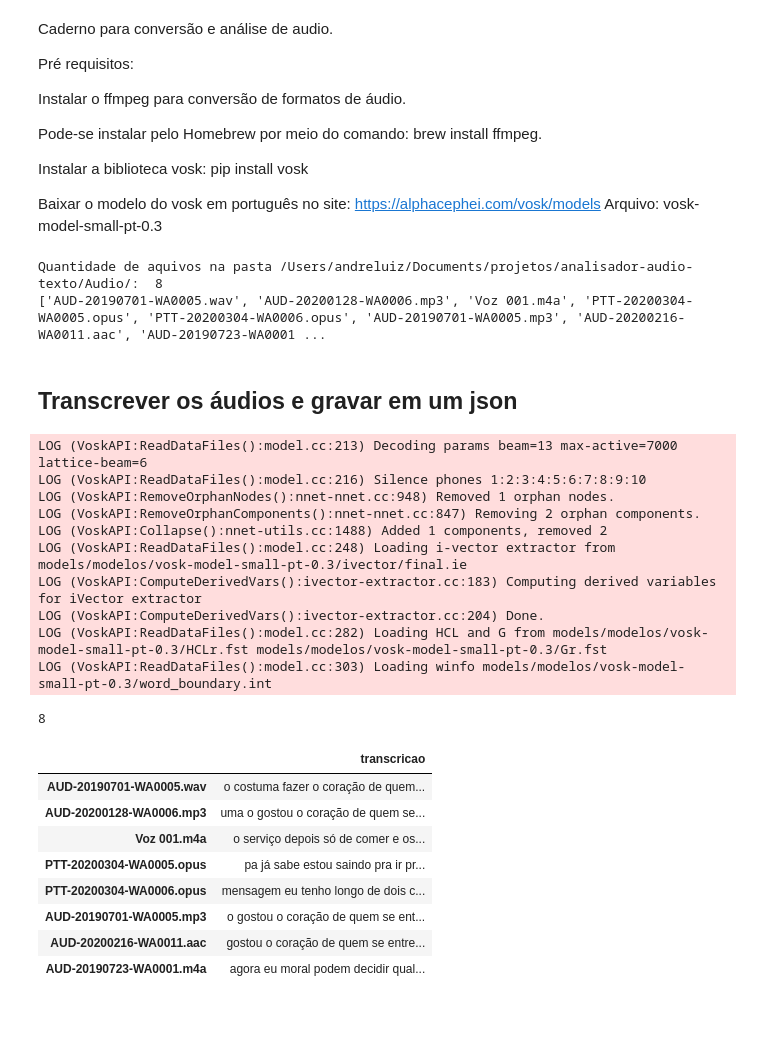
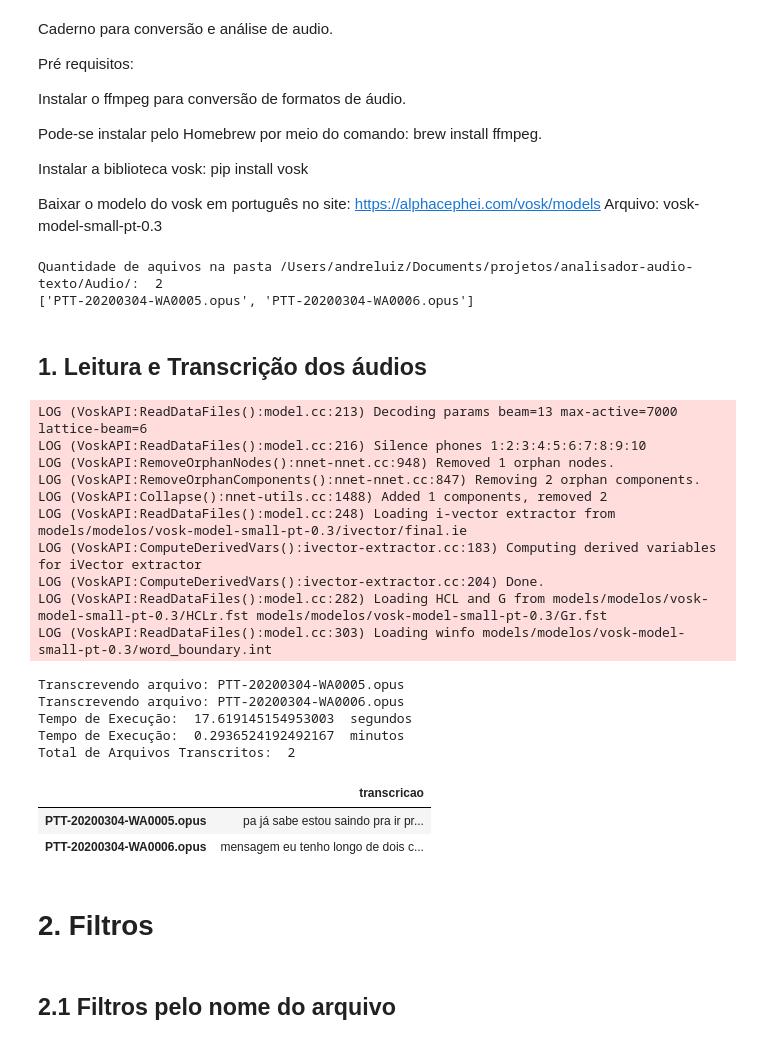
Before and after one commit to andrecorumba/analisador-audio-texto, a Jupyter notebook: analisador_audio.ipynb, the cells around one changed output. Cells and saved outputs as stored; diff of their text form; code cells hidden in the pictures; blank space fills up the shorter version.

```diff
--- a/analisador_audio.ipynb
+++ b/analisador_audio.ipynb
@@ -31,14 +36,16 @@ import IPython
 # %%
 # Ler vários formatos de arquivo de áudio de uma pasta.
-pasta = os.getcwd() + r'/Audio' + r'/'
+#pasta = os.getcwd() + r'/Audio' + r'/'
+pasta = '/Users/andreluiz/Documents/projetos/analisador-audio-texto/Audio/'
+
 lista_arquivos = os.listdir(pasta)
 print(f"Quantidade de aquivos na pasta {pasta}: ", len(lista_arquivos))
 print(lista_arquivos)
 # %% [output]
-Quantidade de aquivos na pasta /Users/andreluiz/Documents/projetos/analisador-audio-texto/Audio/:  8
-['AUD-20190701-WA0005.wav', 'AUD-20200128-WA0006.mp3', 'Voz 001.m4a', 'PTT-20200304-WA0005.opus', 'PTT-20200304-WA0006.opus', 'AUD-20190701-WA0005.mp3', 'AUD-20200216-WA0011.aac', 'AUD-20190723-WA0001 ...
+Quantidade de aquivos na pasta /Users/andreluiz/Documents/projetos/analisador-audio-texto/Audio/:  2
+['PTT-20200304-WA0005.opus', 'PTT-20200304-WA0006.opus']
-# %% [markdown]
-## Transcrever os áudios e gravar em um json
+# %% [markdown]
+## 1. Leitura e Transcrição dos áudios
 # %%
 # Inicializar variáveis e modelo
 
@@ -51,7 +58,10 @@ rec = KaldiRecognizer(model, SAMPLE_RATE)
 lista_transcricoes = []
 
 # Ler cada arquivo e transcrever
-for arquivo in lista_arquivos:
+inicio = time.time()
+
+for arquivo in tqdm(lista_arquivos):
+    print(f"Transcrevendo arquivo: {arquivo}")
     with subprocess.Popen(["ffmpeg", "-loglevel", "quiet", "-i",
                             pasta + arquivo,
                             "-ar", str(SAMPLE_RATE) , "-ac", "1", "-f", "s16le", "-"],
@@ -71,6 +81,12 @@ for arquivo in lista_arquivos:
         dic_transcricao = json.loads(rec.FinalResult())
         transcricao = transcricao + ' ' + dic_transcricao['text']
         lista_transcricoes.append(transcricao)
+
+fim = time.time()
+
+print("Tempo de Execução: ",(fim - inicio), " segundos")
+print("Tempo de Execução: ",(fim - inicio)/60, " minutos")
+print("Total de Arquivos Transcritos: ",len(lista_transcricoes) )
 # %% [output]
 LOG (VoskAPI:ReadDataFiles():model.cc:213) Decoding params beam=13 max-active=7000 lattice-beam=6
 LOG (VoskAPI:ReadDataFiles():model.cc:216) Silence phones 1:2:3:4:5:6:7:8:9:10
@@ -82,24 +98,25 @@ LOG (VoskAPI:ComputeDerivedVars():ivector-extractor.cc:183) Computing derived va
 LOG (VoskAPI:ComputeDerivedVars():ivector-extractor.cc:204) Done.
 LOG (VoskAPI:ReadDataFiles():model.cc:282) Loading HCL and G from models/modelos/vosk-model-small-pt-0.3/HCLr.fst models/modelos/vosk-model-small-pt-0.3/Gr.fst
 LOG (VoskAPI:ReadDataFiles():model.cc:303) Loading winfo models/modelos/vosk-model-small-pt-0.3/word_boundary.int
+Transcrevendo arquivo: PTT-20200304-WA0005.opus
+Transcrevendo arquivo: PTT-20200304-WA0006.opus
+Tempo de Execução:  17.619145154953003  segundos
+Tempo de Execução:  0.2936524192492167  minutos
+Total de Arquivos Transcritos:  2
-# %%
-len(lista_transcricoes)
-# %% [output]
-8
 # %%
 # Cria um DataFrame com as transcrições
-# O nome do arquivo é o índice do Dataframe
+# O nome do arquivo é o índice do Dataframe, mas depois esse índice é convertido em coluna
+# Acrescenta-se uma nova coluna com o caminho do arquivo
+df_audio_transcricoes = []
 df_audio_transcricoes =  pd.DataFrame(lista_transcricoes, index=lista_arquivos, columns=['transcricao'])
 df_audio_transcricoes
 # %% [output]
 |  | transcricao |
-| AUD-20190701-WA0005.wav | o costuma fazer o coração de quem... |
-| AUD-20200128-WA0006.mp3 | uma o gostou o coração de quem se... |
-| Voz 001.m4a | o serviço depois só de comer e os... |
 | PTT-20200304-WA0005.opus | pa já sabe estou saindo pra ir pr... |
 | PTT-20200304-WA0006.opus | mensagem eu tenho longo de dois c... |
-| AUD-20190701-WA0005.mp3 | o gostou o coração de quem se ent... |
-| AUD-20200216-WA0011.aac | gostou o coração de quem se entre... |
-| AUD-20190723-WA0001.m4a | agora eu moral podem decidir qual... |
+# %% [markdown]
+# 2. Filtros
+# %% [markdown]
+## 2.1 Filtros pelo nome do arquivo
 # %%
 # Realizar filtros pelo índice com nome do arquivo
```
Also changed, not shown: parts of 10 cells of this notebook, 1 other file.
